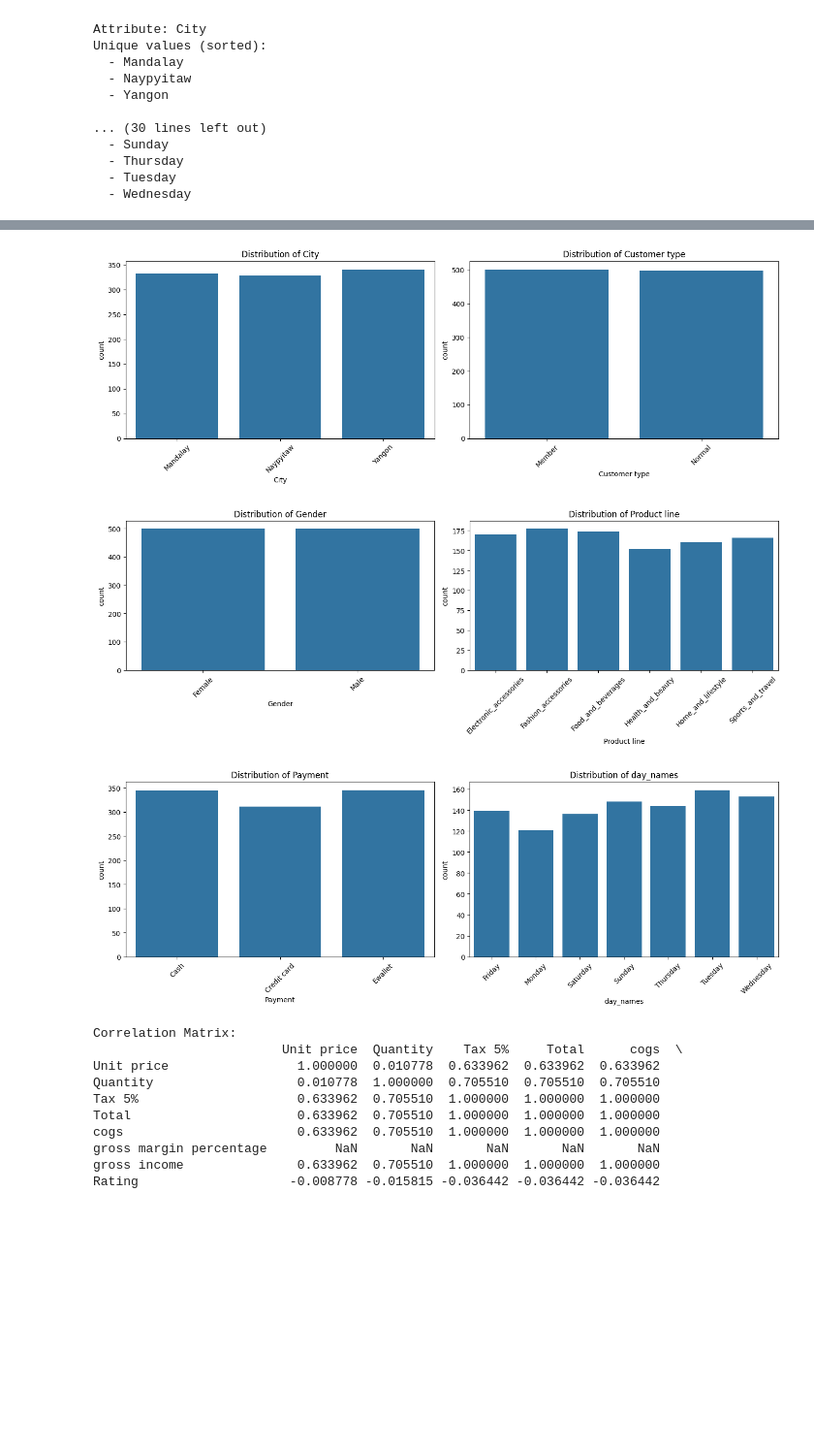
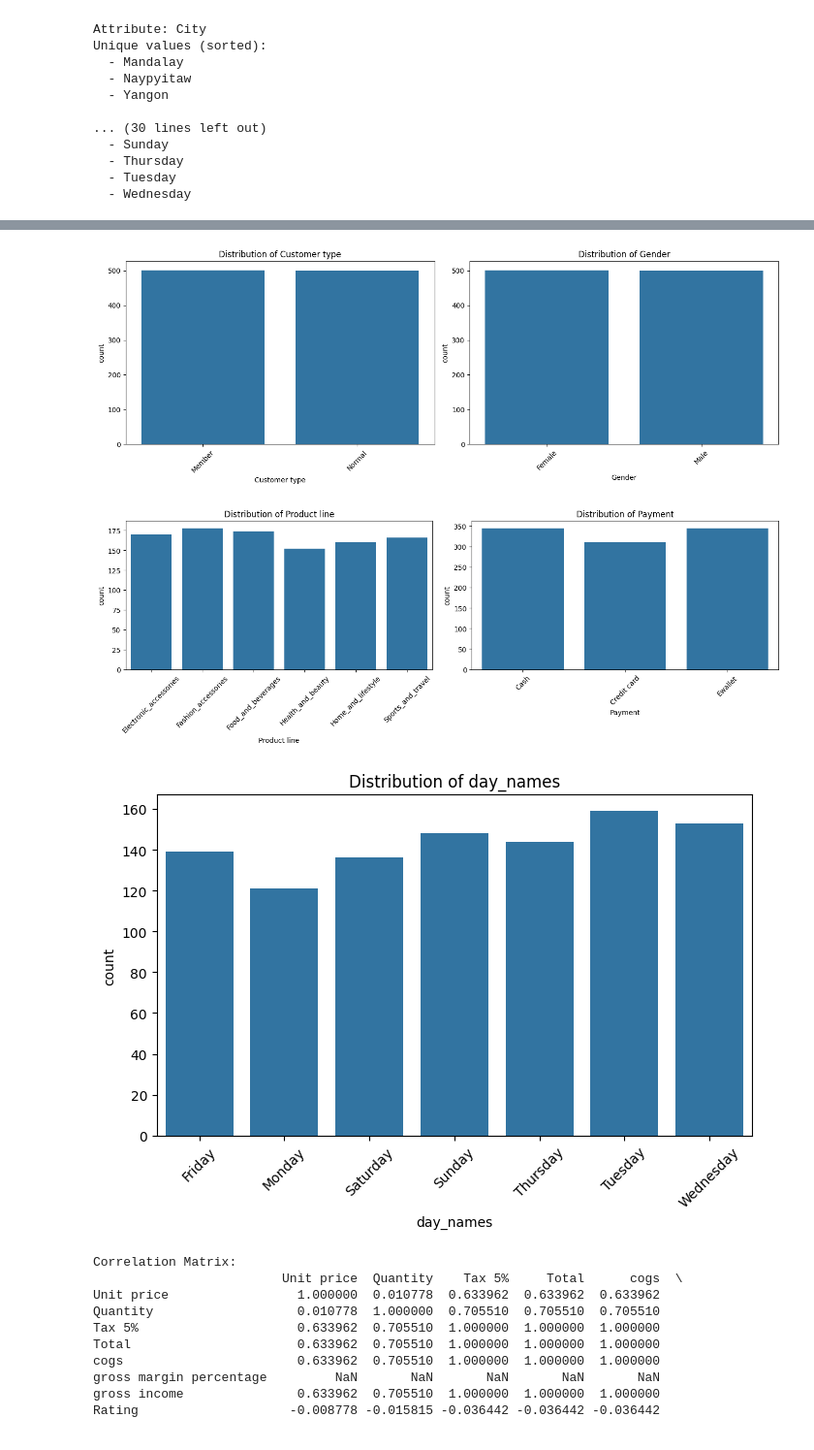
Before and after one commit to flynn-ky-t2/kaggle_f., a Jupyter notebook: super-market-sales-data-wrangling-practice.ipynb, the cells around one changed output, grey strips where cells are left out. Shown at 97% size. Cells and saved outputs as stored; diff of their text form; code cells hidden in the pictures; blank space fills up the shorter version.

Commit message:
Kaggle Notebook | super-market-sales [Data Wrangling Practice] | Version 3

```diff
--- a/super-market-sales-data-wrangling-practice.ipynb
+++ b/super-market-sales-data-wrangling-practice.ipynb
@@ -259,5 +279,5 @@ def plot_all_categorical_pairs(df):
         plt.tight_layout()
         plt.show()
 
-plot_all_categorical_pairs(data)
+plot_all_categorical_pairs(data[cat_variables])
 # %% [output]
@@ -265,6 +285,6 @@ plot_all_categorical_pairs(data)
-[figure, old version]
+[figure, new version]
-[figure, old version]
+[figure, new version]
-[figure, old version]
+[figure, new version]
 # %%
 import pandas as pd
 import seaborn as sns
```
Also changed, not shown: parts of 19 cells of this notebook.
